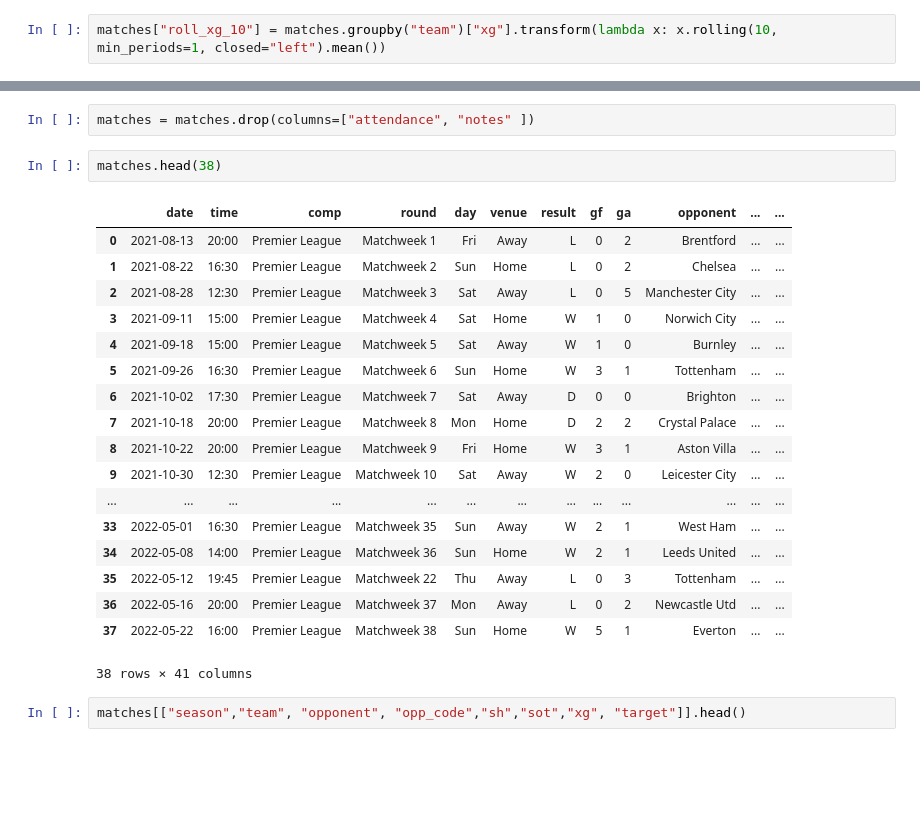
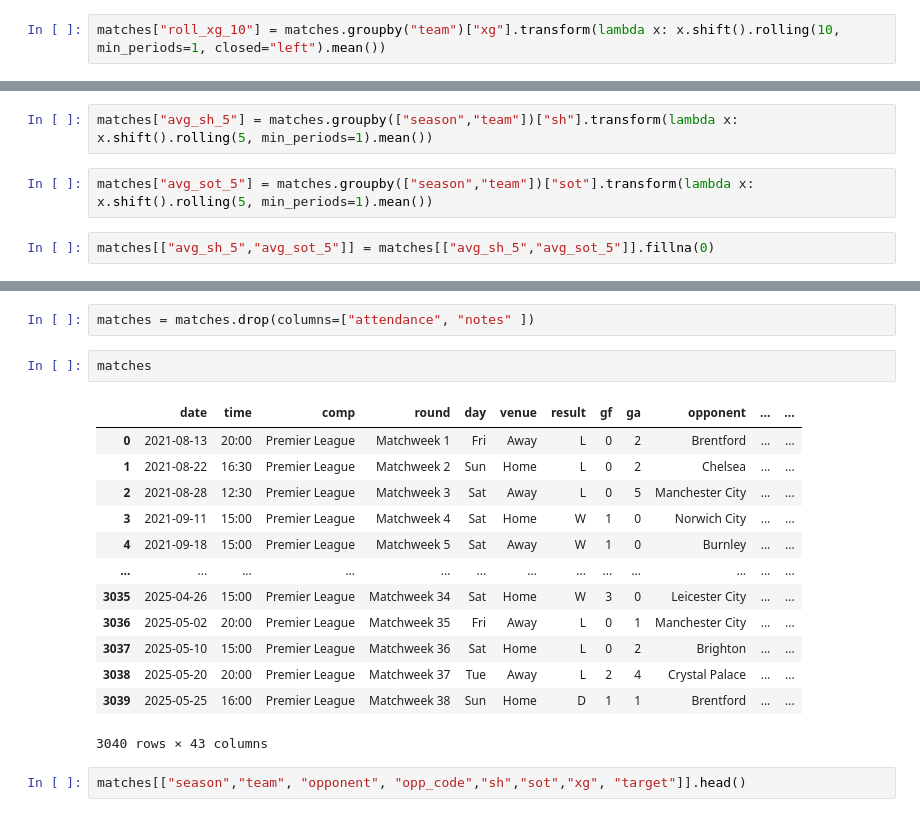
Before and after one commit to haroonwaqar/PremierLeague-Prediction, a Jupyter notebook: PredictionPL.ipynb, the cells around one changed output, grey strips where cells are left out. Saved outputs shown, nothing was run; the diff lists cells and outputs as text; blank space fills up the shorter version.

```diff
--- a/PredictionPL.ipynb
+++ b/PredictionPL.ipynb
@@ -187,7 +187,7 @@ matches["avg_gd_5"] = matches["avg_gf_5"] - matches["avg_ga_5"]
 # %%
 matches[["avg_gd_5","avg_ga_5","avg_gf_5"]] = matches[["avg_gd_5","avg_ga_5","avg_gf_5"]].fillna(0)
 # %%
-matches["roll_xg_10"] = matches.groupby("team")["xg"].transform(lambda x: x.rolling(10, min_periods=1, closed="left").mean())
+matches["roll_xg_10"] = matches.groupby("team")["xg"].transform(lambda x: x.shift().rolling(10, min_periods=1, closed="left").mean())
 # %%
 matches["roll_xg_10"] = matches["roll_xg_10"].fillna(0)
 # %%
@@ -206,6 +206,12 @@ matches["team_form_5"] = matches["form_5"]
 matches = matches.drop(columns="form_5")
 # %%
 matches["form_difference_5"] = matches["team_form_5"] - matches["opp_form_5"]
+# %%
+matches["avg_sh_5"] = matches.groupby(["season","team"])["sh"].transform(lambda x: x.shift().rolling(5, min_periods=1).mean())
+# %%
+matches["avg_sot_5"] = matches.groupby(["season","team"])["sot"].transform(lambda x: x.shift().rolling(5, min_periods=1).mean())
+# %%
+matches[["avg_sh_5","avg_sot_5"]] = matches[["avg_sh_5","avg_sot_5"]].fillna(0)
 # %%
 matches["total_team_points"] = (matches.groupby(["season", "team"])["result_code"].cumsum().shift(fill_value=0))
 # %%
@@ -222,26 +228,21 @@ Index(['date', 'time', 'comp', 'round', 'day', 'venue', 'result', 'gf', 'ga',
 # %%
 matches = matches.drop(columns=["attendance", "notes" ])
 # %%
-matches.head(38)
+matches
 # %% [output]
 |  | date | time | comp | round | day | venue | result | gf | ga | opponent | ... | ... |
 | 0 | 2021-08-13 | 20:00 | Premier League | Matchweek 1 | Fri | Away | L | 0 | 2 | Brentford | ... | ... |
 | 1 | 2021-08-22 | 16:30 | Premier League | Matchweek 2 | Sun | Home | L | 0 | 2 | Chelsea | ... | ... |
 | 2 | 2021-08-28 | 12:30 | Premier League | Matchweek 3 | Sat | Away | L | 0 | 5 | Manchester City | ... | ... |
 | 3 | 2021-09-11 | 15:00 | Premier League | Matchweek 4 | Sat | Home | W | 1 | 0 | Norwich City | ... | ... |
 | 4 | 2021-09-18 | 15:00 | Premier League | Matchweek 5 | Sat | Away | W | 1 | 0 | Burnley | ... | ... |
-| 5 | 2021-09-26 | 16:30 | Premier League | Matchweek 6 | Sun | Home | W | 3 | 1 | Tottenham | ... | ... |
-| 6 | 2021-10-02 | 17:30 | Premier League | Matchweek 7 | Sat | Away | D | 0 | 0 | Brighton | ... | ... |
-| 7 | 2021-10-18 | 20:00 | Premier League | Matchweek 8 | Mon | Home | D | 2 | 2 | Crystal Palace | ... | ... |
-| 8 | 2021-10-22 | 20:00 | Premier League | Matchweek 9 | Fri | Home | W | 3 | 1 | Aston Villa | ... | ... |
-| 9 | 2021-10-30 | 12:30 | Premier League | Matchweek 10 | Sat | Away | W | 2 | 0 | Leicester City | ... | ... |
 | ... | ... | ... | ... | ... | ... | ... | ... | ... | ... | ... | ... | ... |
-| 33 | 2022-05-01 | 16:30 | Premier League | Matchweek 35 | Sun | Away | W | 2 | 1 | West Ham | ... | ... |
-| 34 | 2022-05-08 | 14:00 | Premier League | Matchweek 36 | Sun | Home | W | 2 | 1 | Leeds United | ... | ... |
-| 35 | 2022-05-12 | 19:45 | Premier League | Matchweek 22 | Thu | Away | L | 0 | 3 | Tottenham | ... | ... |
-| 36 | 2022-05-16 | 20:00 | Premier League | Matchweek 37 | Mon | Away | L | 0 | 2 | Newcastle Utd | ... | ... |
-| 37 | 2022-05-22 | 16:00 | Premier League | Matchweek 38 | Sun | Home | W | 5 | 1 | Everton | ... | ... |
+| 3035 | 2025-04-26 | 15:00 | Premier League | Matchweek 34 | Sat | Home | W | 3 | 0 | Leicester City | ... | ... |
+| 3036 | 2025-05-02 | 20:00 | Premier League | Matchweek 35 | Fri | Away | L | 0 | 1 | Manchester City | ... | ... |
+| 3037 | 2025-05-10 | 15:00 | Premier League | Matchweek 36 | Sat | Home | L | 0 | 2 | Brighton | ... | ... |
+| 3038 | 2025-05-20 | 20:00 | Premier League | Matchweek 37 | Tue | Away | L | 2 | 4 | Crystal Palace | ... | ... |
+| 3039 | 2025-05-25 | 16:00 | Premier League | Matchweek 38 | Sun | Home | D | 1 | 1 | Brentford | ... | ... |
-38 rows × 41 columns
+3040 rows × 43 columns
 # %%
 matches[["season","team", "opponent", "opp_code","sh","sot","xg", "target"]].head()
 # %% [output]
```
Also changed, not shown: parts of 9 cells of this notebook.
